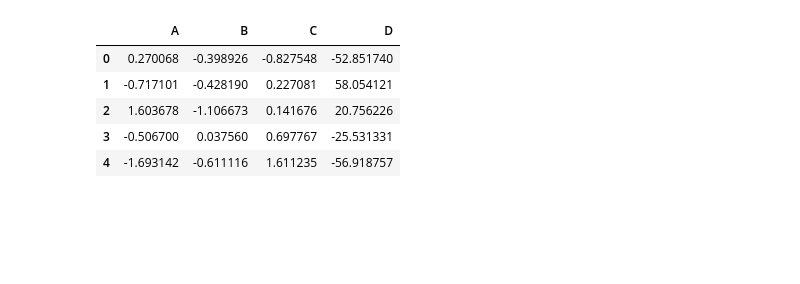
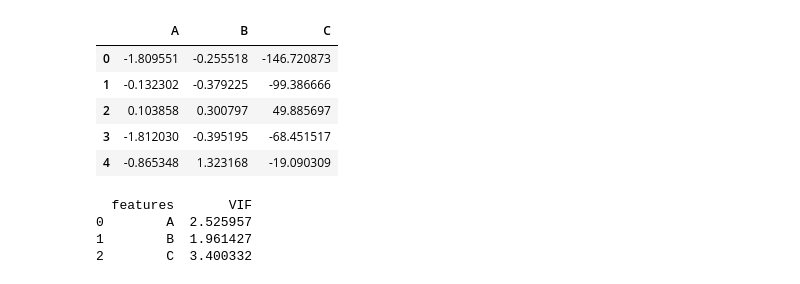
Before and after one commit to cecinuga/MarketAI, a Jupyter notebook: Models/CiclicAI.ipynb, the cells around one changed output. Saved outputs shown, nothing was run; the diff lists cells and outputs as text; code cells hidden in the pictures; blank space fills up the shorter version.

```diff
--- a/Models/CiclicAI.ipynb
+++ b/Models/CiclicAI.ipynb
@@ -50,25 +50,34 @@ def make_dataset(X_data,y_data,k):
 # %%
 total_columns=["A", "B", "C", "D", "E", "F", "G", "H", "I", "J", "K", "L", "M", "N", "O", "P", "Q", "R", "S", "T", "U", "V", "W", "X", "Y", "Z"]
 os.environ['TF_CPP_MIN_LOG_LEVEL'] = '3'
 k = 2
-epochs = 100
+epochs = 3000
 lr = 0.01
-batch_size = 200
+batch_size = 120
 
-#X_train_b, X_test_b, y_train_b, y_test_b = train_test_split(housing.data, housing.target, test_size=0.98, random_state=2)
-XR, yR = make_regression(n_samples=1000, n_features=3, n_informative=5, noise=50, random_state=5)
+XR, yR = make_regression(n_samples=1000, n_features=2, n_informative=5, noise=50, random_state=5)
 X_train, X_test, y_train, y_test = train_test_split(XR, yR, test_size=0.20, random_state=2)
 columns = ["{0}".format(total_columns[i]) for i in range(XR.shape[1]+1)]
 dataframe = pd.DataFrame(np.concatenate([XR, np.reshape(yR, [-1, 1])], axis=1), columns=columns)
 #dataframe.drop(["REGION", "PERIODTYPE"], inplace=True, axis=1)
 dataframe.head()
 # %% [output]
-|  | A | B | C | D |
-| 0 | 0.270068 | -0.398926 | -0.827548 | -52.851740 |
-| 1 | -0.717101 | -0.428190 | 0.227081 | 58.054121 |
-| 2 | 1.603678 | -1.106673 | 0.141676 | 20.756226 |
-| 3 | -0.506700 | 0.037560 | 0.697767 | -25.531331 |
-| 4 | -1.693142 | -0.611116 | 1.611235 | -56.918757 |
+|  | A | B | C |
+| 0 | -1.809551 | -0.255518 | -146.720873 |
+| 1 | -0.132302 | -0.379225 | -99.386666 |
+| 2 | 0.103858 | 0.300797 | 49.885697 |
+| 3 | -1.812030 | -0.395195 | -68.451517 |
+| 4 | -0.865348 | 1.323168 | -19.090309 |
+# %%
+vif_data = pd.DataFrame()
+vif_data["features"] = dataframe.columns
+vif_data["VIF"] = [variance_inflation_factor(dataframe.values, i) for i in range(len(dataframe.columns))]
+print(vif_data)
+# %% [output]
+  features       VIF
+0        A  2.525957
+1        B  1.961427
+2        C  3.400332
 # %%
 class Layer(tf.Module):
     def __init__(self, activation=tf.identity):
```
Also changed, not shown: parts of 4 cells of this notebook, 2 other files.
